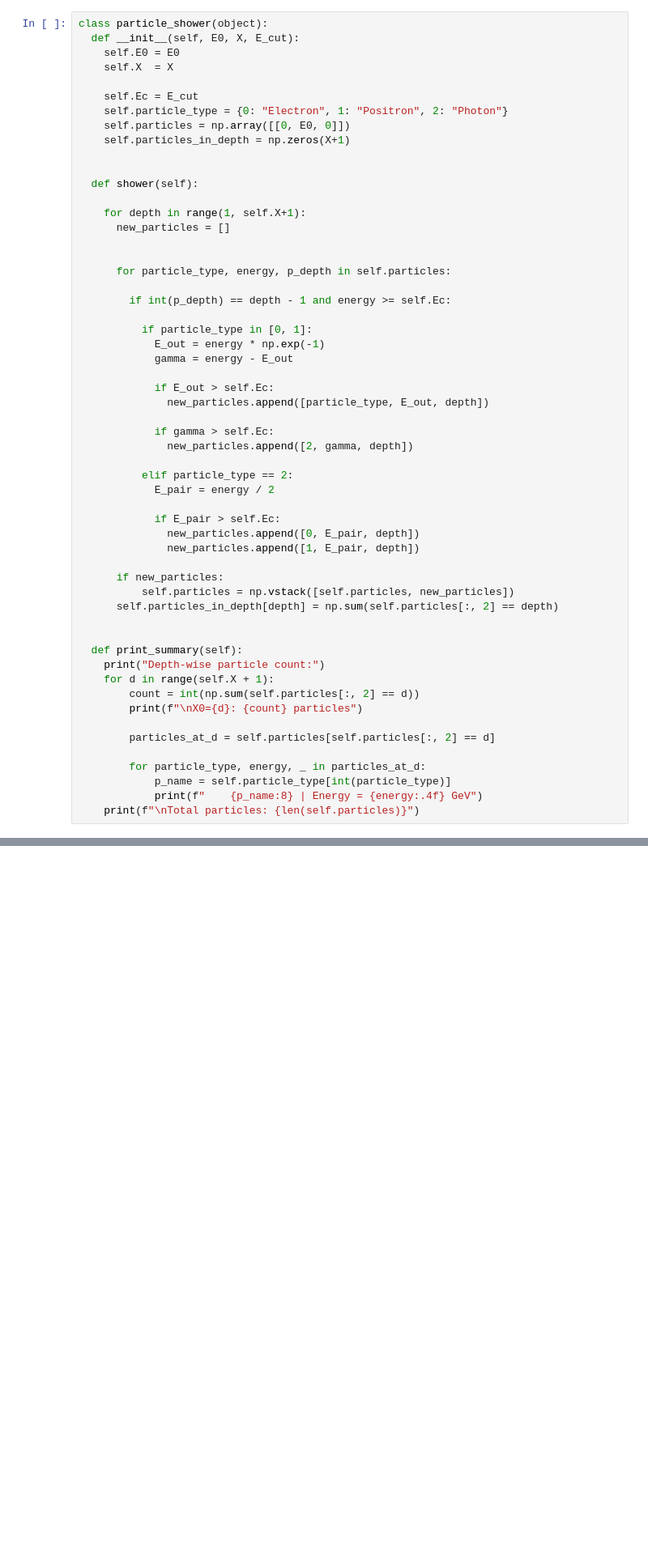
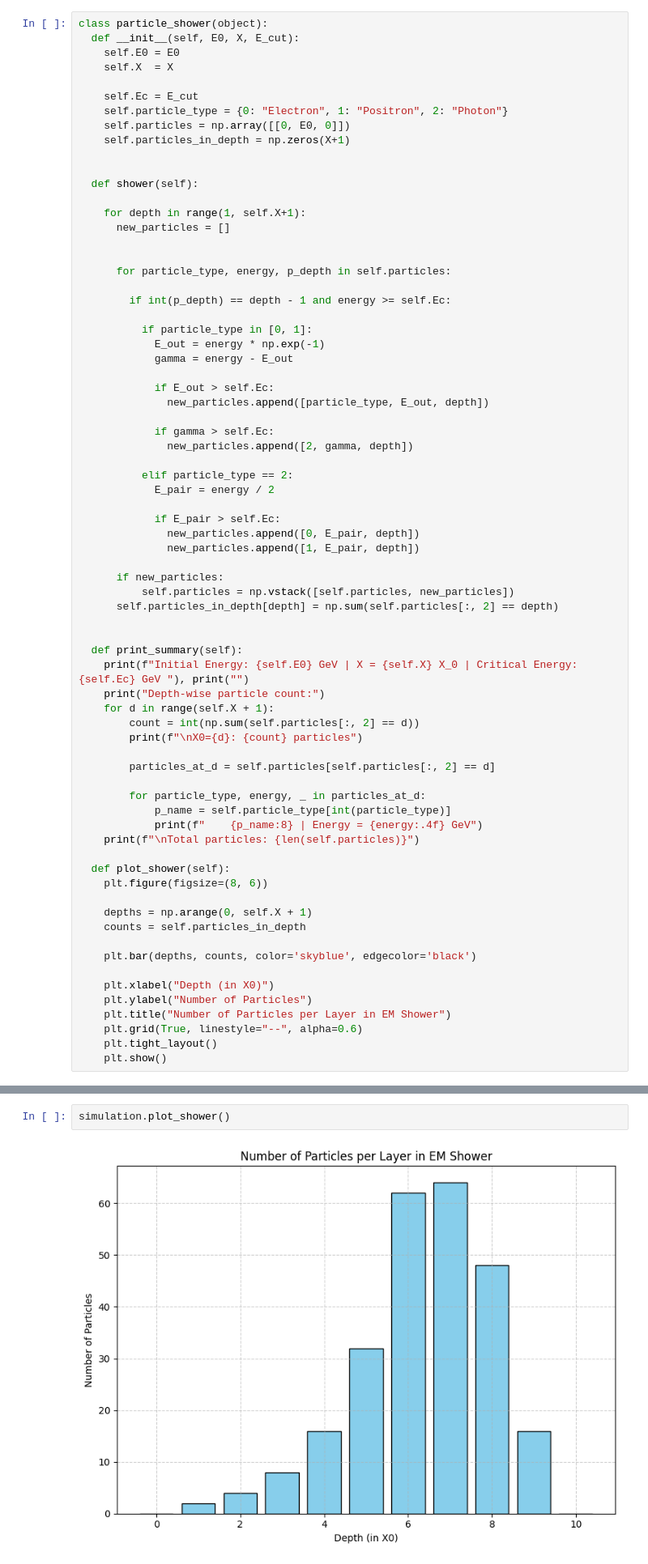
Before and after one commit to sidhu2690/Academic-materials, a Jupyter notebook: Electromagnetic_Shower.ipynb, the cells around one changed output, grey strips where cells are left out. Shown: that part at 81% size. Cells and saved outputs as stored; diff of their text form; blank space fills up the shorter version.

```diff
--- a/Electromagnetic_Shower.ipynb
+++ b/Electromagnetic_Shower.ipynb
@@ -47,6 +47,7 @@ class particle_shower(object):
 
 
   def print_summary(self):
+    print(f"Initial Energy: {self.E0} GeV | X = {self.X} X_0 | Critical Energy: {self.Ec} GeV "), print("")
     print("Depth-wise particle count:")
     for d in range(self.X + 1):
         count = int(np.sum(self.particles[:, 2] == d))
@@ -58,6 +59,21 @@ class particle_shower(object):
             p_name = self.particle_type[int(particle_type)]
             print(f"    {p_name:8} | Energy = {energy:.4f} GeV")
     print(f"\nTotal particles: {len(self.particles)}")
+
+  def plot_shower(self):
+    plt.figure(figsize=(8, 6))
+
+    depths = np.arange(0, self.X + 1)
+    counts = self.particles_in_depth
+
+    plt.bar(depths, counts, color='skyblue', edgecolor='black')
+
+    plt.xlabel("Depth (in X0)")
+    plt.ylabel("Number of Particles")
+    plt.title("Number of Particles per Layer in EM Shower")
+    plt.grid(True, linestyle="--", alpha=0.6)
+    plt.tight_layout()
+    plt.show()
 # %%
 simulation = particle_shower(E0 = 10, X = 10, E_cut = 0.05)
 simulation.shower()
@@ -80,3 +96,7 @@ X0=2: 4 particles
 X0=10: 0 particles
 
 Total particles: 253
+# %%
+simulation.plot_shower()
+# %% [output]
+[figure, added]
```
Also changed, not shown: parts of 1 cell of this notebook.
